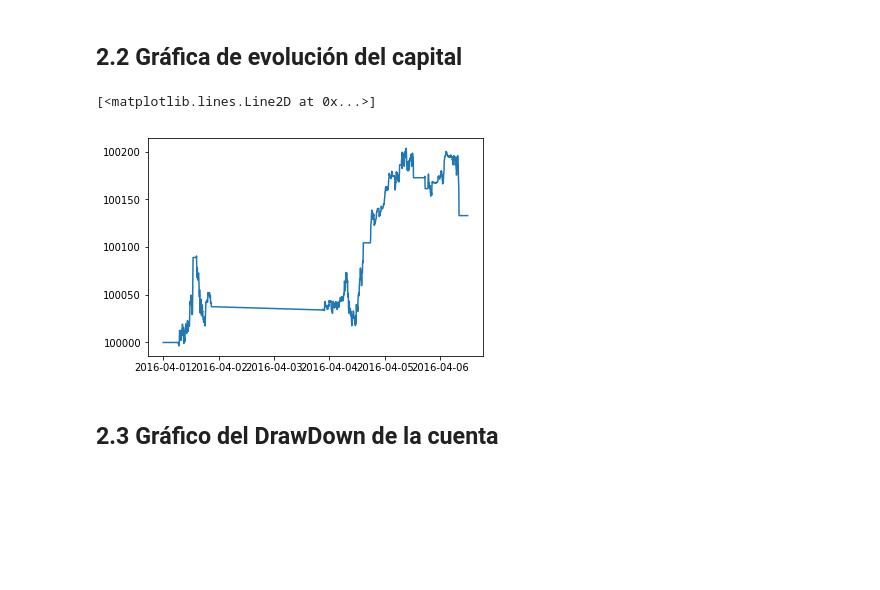
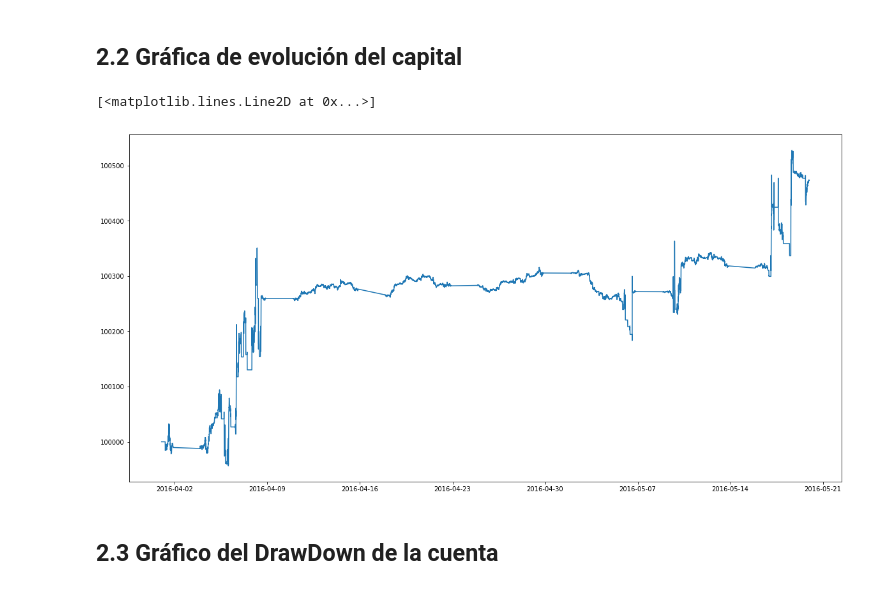
Before and after one commit to eduor96/Proyecto_Final, a Jupyter notebook: Proyecto Final.ipynb, the cells around one changed output. Saved outputs shown, nothing was run; the diff lists cells and outputs as text; code cells hidden in the pictures; blank space fills up the shorter version.

```diff
--- a/Proyecto Final.ipynb
+++ b/Proyecto Final.ipynb
@@ -196,14 +204,14 @@ n=len(df1_precios)
 data=np.empty((n,8))
 df2_operaciones=pd.DataFrame(data,columns=['Fecha','Folio','Operacion',
                              'Unidades','Margen','Comentario','Precio_Apertura',
-                             'Precio_Cierre']).replace(0,"-")
+                             'Precio_Cierre'])
 df2_operaciones['Fecha']=df1_precios.iloc[:,0]
 # =============================================================================
 # Data Frame 3: Cuenta
 # =============================================================================
 data=np.empty((n,6))
 df3_cuenta=pd.DataFrame(data,columns=['Fecha','Capital','Flotante',
-                             'Balance','Rendimiento','Comentario']).replace(0,"-")
+                             'Balance','Rendimiento','Comentario'])
 df3_cuenta['Fecha']=df1_precios.iloc[:,0]
 # %% [markdown]
 ##### Definimos nuestra función prinicipal; ésta recibirá los parámetros explicados en un inicio del notebook, regresándonos el rendimiento final
@@ -365,13 +376,15 @@ See the caveats in the documentation: http://pandas.pydata.org/pandas-docs/stabl
 # %% [markdown]
 ## 2.2 Gráfica de evolución del capital
 # %%
-i=1000
+i=10000
+plt.figure(figsize=(20,10))
+#i=len(df3_cuenta)
 x=df1_precios.iloc[0:i,0]
 y=df3_cuenta["Balance"][0:i].astype(float)
 plt.plot(x,y)
 # %% [output]
 [<matplotlib.lines.Line2D at 0x...>]
-[figure, old version]
+[figure, new version]
 # %% [markdown]
 ## 2.3 Gráfico del DrawDown de la cuenta
 # %% [markdown]
```
Also changed, not shown: parts of 9 cells of this notebook.
